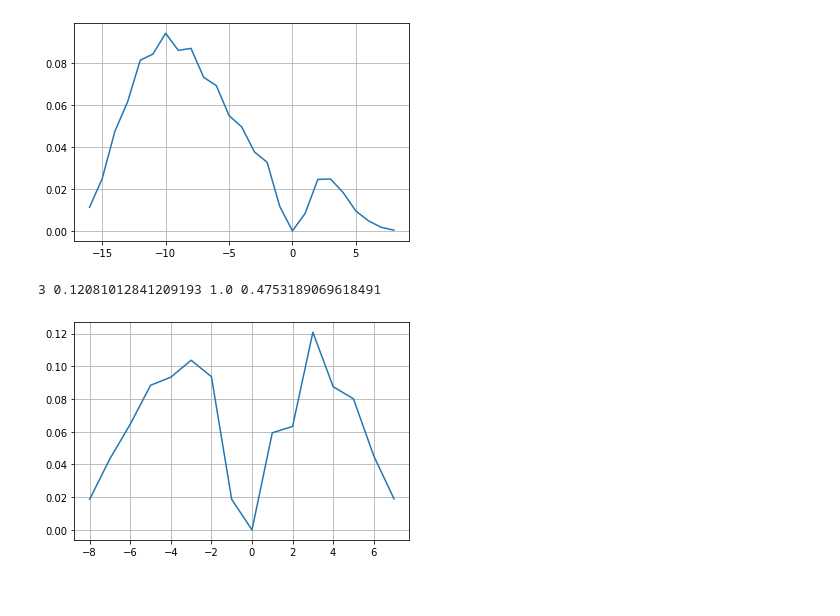
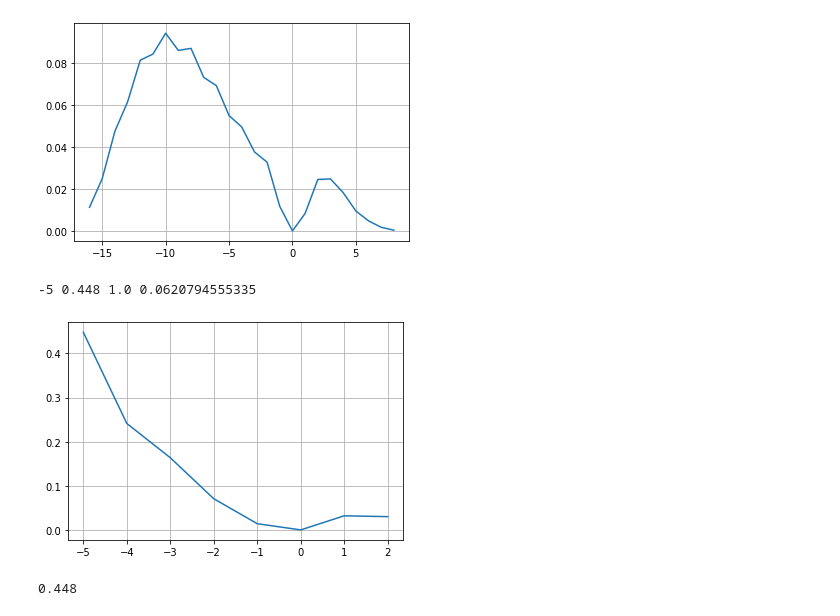
Before and after one commit to mahi97/pz_risk, a Jupyter notebook: pz_risk/demo.ipynb, the cells around one changed output. Cells and saved outputs as stored; diff of their text form; code cells hidden in the pictures.

Commit message:
add some probability visualization in notebook

```diff
--- a/pz_risk/demo.ipynb
+++ b/pz_risk/demo.ipynb
@@ -343,7 +314,11 @@ plot_me(8, 16, d3)
 -10 0.09426682072253935 1.0 0.0922928138836063
 [figure]
 # %%
-plot_me(7, 8, d3)
+plot_me(2, 5, d3)
 # %% [output]
-3 0.12081012841209193 1.0 0.4753189069618491
+-5 0.448 1.0 0.0620794555335
-[figure, old version]
+[figure, new version]
+# %%
+get_chance(2,5,-5)
+# %% [output]
+0.448
```
Also changed, not shown: parts of 4 cells of this notebook.
